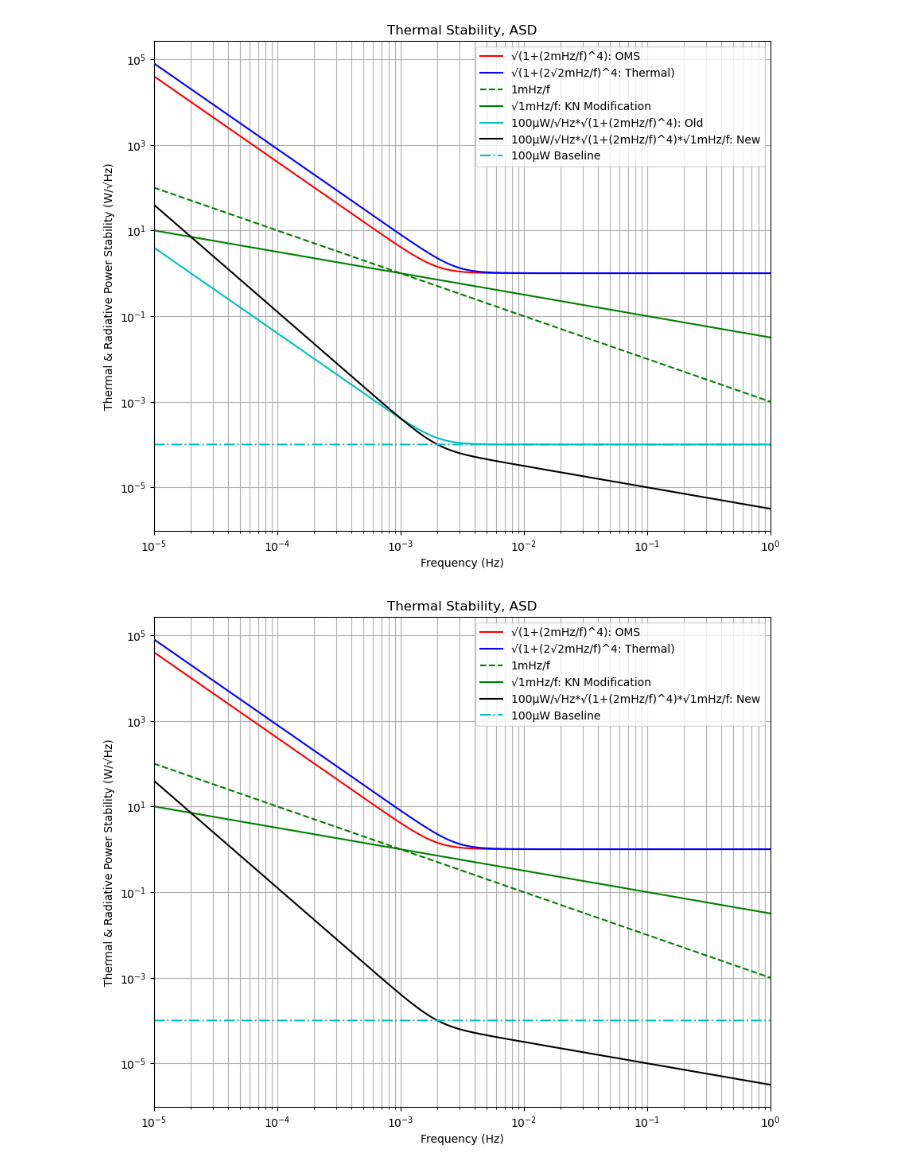
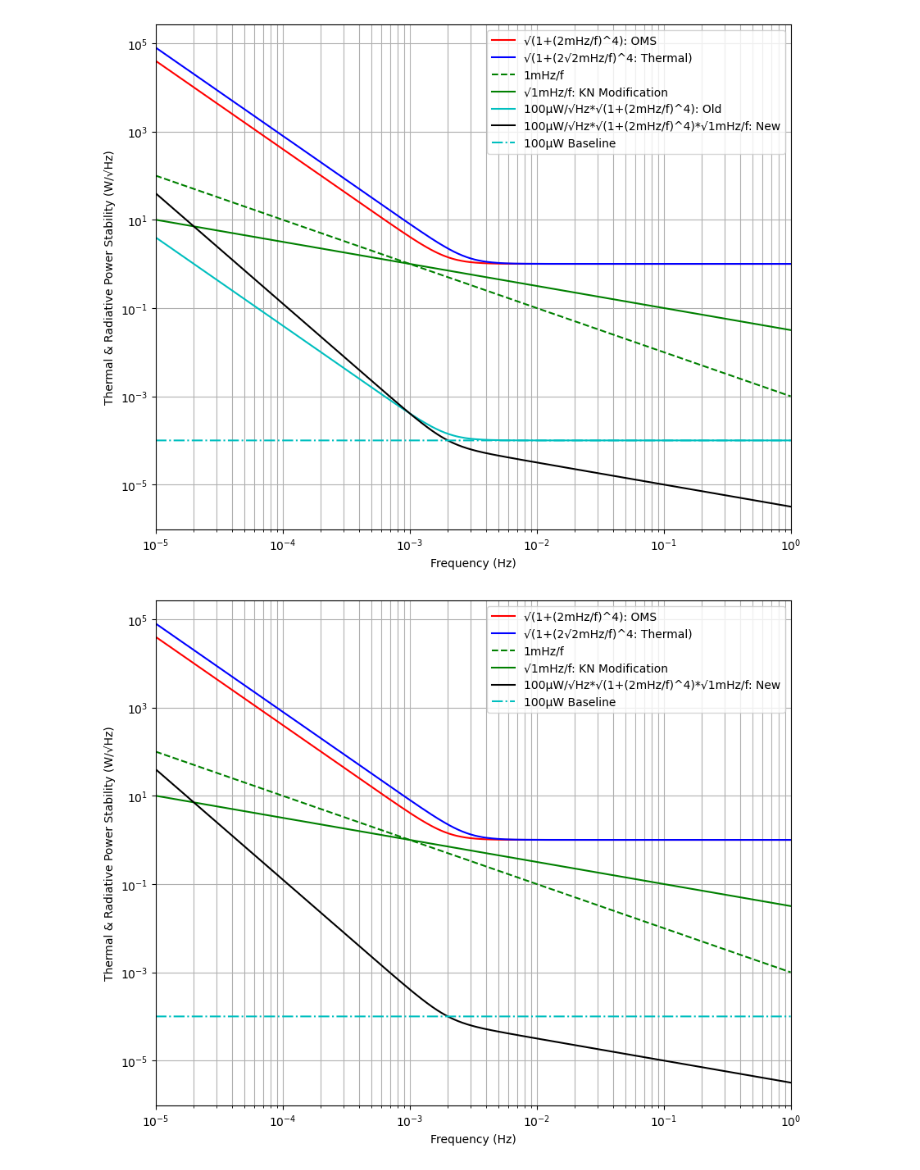
Before and after one commit to raidurgesh/TempStability, a Jupyter notebook: Thermal_n_RadiativePowerASD_PMON_KN.0.ipynb, the cells around one changed output. Cells and saved outputs as stored; diff of their text form; code cells hidden in the pictures.

```diff
--- a/Thermal_n_RadiativePowerASD_PMON_KN.0.ipynb
+++ b/Thermal_n_RadiativePowerASD_PMON_KN.0.ipynb
@@ -17,23 +17,22 @@ PMON_dissipation_KN=PMON_stability_base*u_oms_ASD*u_KN_ASD
 # %%
 plt.figure(figsize=(10,8))
 plt.plot(freq, u_oms_ASD, 'r-',label = "√(1+(2mHz/f)^4): OMS")
 plt.plot(freq, u_therm_ASD, 'b-',label = "√(1+(2√2mHz/f)^4: Thermal)")
 plt.plot(freq, u_KN, 'g--',label = "1mHz/f")
 plt.plot(freq, u_KN_ASD, 'g-',label = "√1mHz/f: KN Modification")
 plt.plot(freq, PMON_dissipation, 'c-',label = "100µW/√Hz*√(1+(2mHz/f)^4): Old")
 plt.plot(freq, PMON_dissipation_KN, 'k-',label = "100µW/√Hz*√(1+(2mHz/f)^4)*√1mHz/f: New")
 plt.plot(freq,np.ones(np.shape(freq))*1e-4,'c-.', label = "100µW Baseline")
 plt.yscale("log")
 plt.xscale("log")
 plt.xlim(1e-5, 1)
-plt.title("Thermal Stability, ASD")
 plt.xlabel("Frequency (Hz)")
 plt.ylabel("Thermal & Radiative Power Stability (W/√Hz)")
 plt.legend()
 plt.grid(visible=None, which='both', axis='both')
 plt.show()
 # %% [output]
-[figure, old version]
+[figure, new version]
 # %%
 plt.figure(figsize=(10,8))
 plt.plot(freq, u_oms_ASD, 'r-',label = "√(1+(2mHz/f)^4): OMS")
@@ -45,14 +44,13 @@ plt.plot(freq,np.ones(np.shape(freq))*1e-4,'c-.', label = "100µW Baseline")
 plt.yscale("log")
 plt.xscale("log")
 plt.xlim(1e-5, 1)
-plt.title("Thermal Stability, ASD")
 plt.xlabel("Frequency (Hz)")
 plt.ylabel("Thermal & Radiative Power Stability (W/√Hz)")
 plt.legend()
 plt.grid(visible=None, which='both', axis='both')
 plt.show()
 # %% [output]
-[figure, old version]
+[figure, new version]
 # %%
 plt.figure(figsize=(10,8))
 plt.plot(freq, u_oms_ASD, 'r-',label = "√(1+(2mHz/f)^4): OMS")
```
Also changed, not shown: parts of 1 cell of this notebook.
